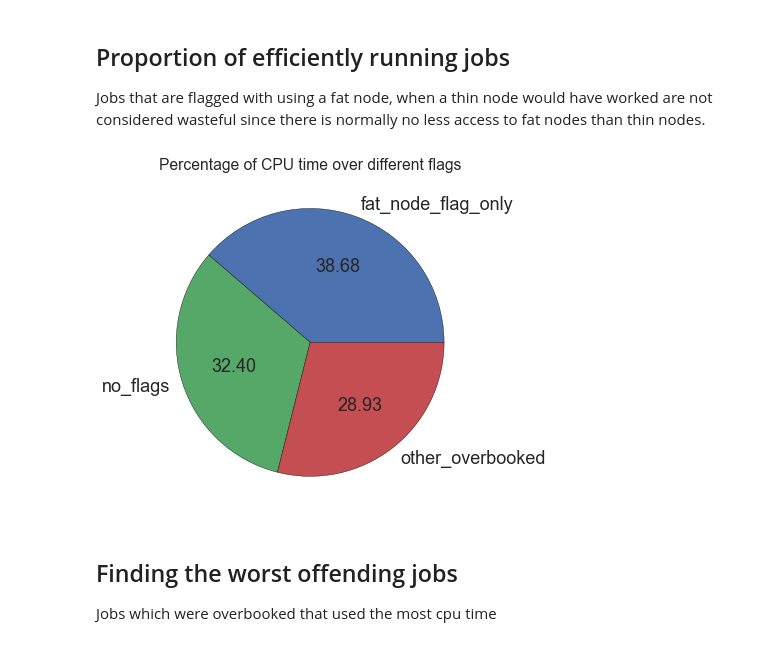
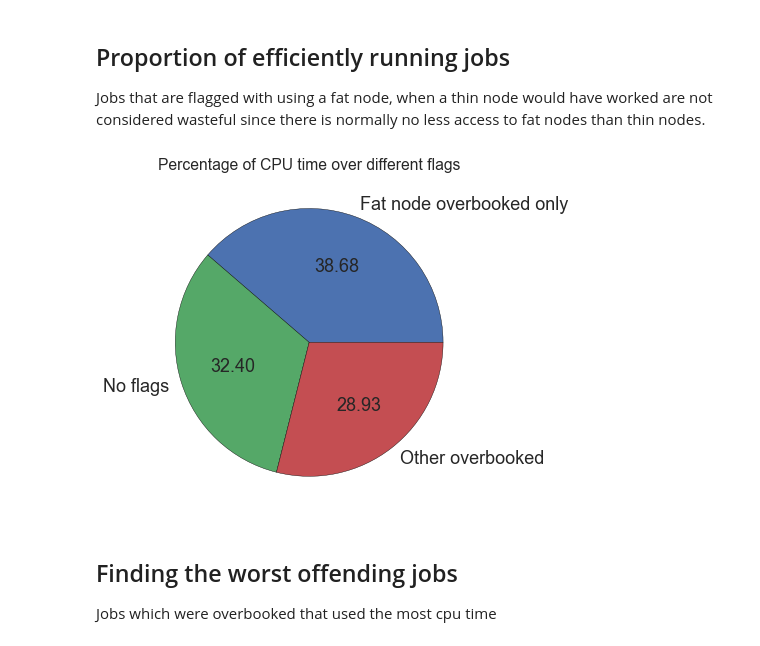
Before and after one commit to alneberg/public_notebooks, a Jupyter notebook: Uppmax_usage.ipynb, the cells around one changed output. Saved outputs shown, nothing was run; the diff lists cells and outputs as text; code cells hidden in the pictures.

Commit message:
Changed labels in pie chart

```diff
--- a/Uppmax_usage.ipynb
+++ b/Uppmax_usage.ipynb
@@ -39,10 +39,10 @@ minutes_stats['other_overbooked'] = usage[usage['flags'] !='.'].cpu_minutes.sum(
 ## Proportion of efficiently running jobs
 Jobs that are flagged with using a fat node, when a thin node would have worked are not considered wasteful since there is normally no less access to fat nodes than thin nodes.
 # %%
-ax = pd.Series(minutes_stats).plot(kind='pie', figsize=(6,6), autopct='%.2f', fontsize=18)
+ax = pd.Series(minutes_stats).plot(kind='pie', figsize=(6,6), autopct='%.2f', fontsize=18, labels=["Fat node overbooked only", "No flags", "Other overbooked"])
 t = ax.set_title("Percentage of CPU time over different flags")
 # %% [output]
-[figure, old version]
+[figure, new version]
 # %%
 usage_other_overbooked = usage[(usage['flags'] != '.') & ~(usage['flags'].isin(['node_type_overbooked:mem512GB:mem256GB',
                                                                                 'node_type_overbooked:mem512GB:mem128GB',
```
